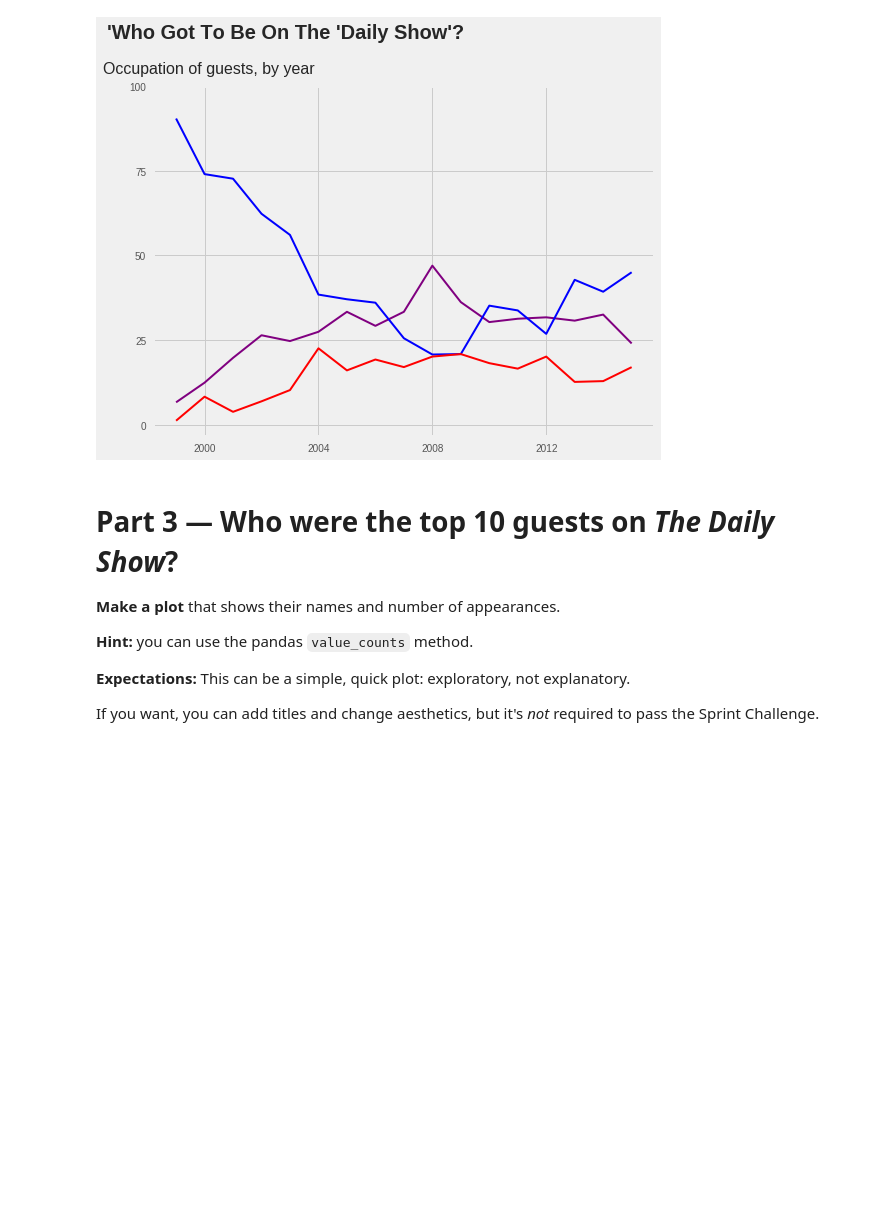
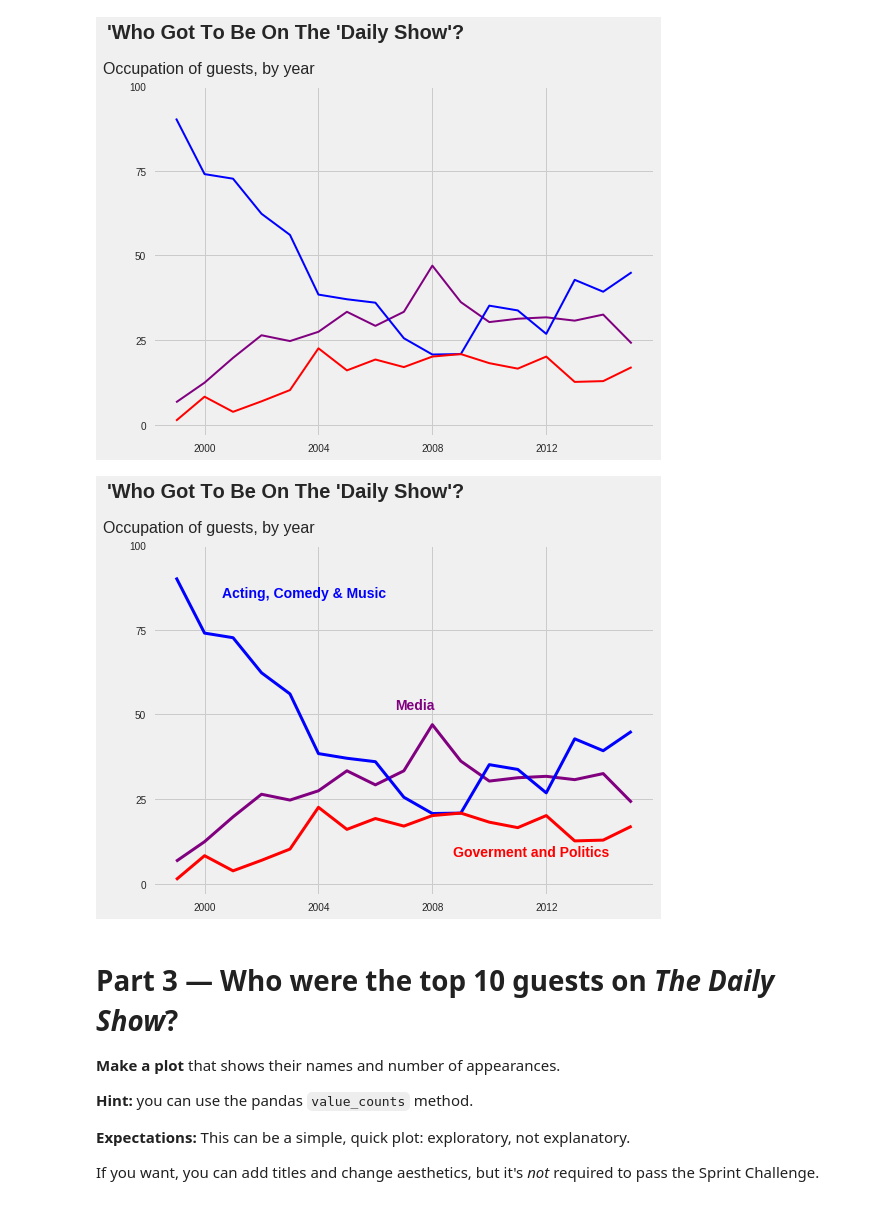
Before and after one commit to bloominstituteoftechnology/DS-Sprint-02-Storytelling-With-Data, a Jupyter notebook: DS_Unit_1_Sprint_Challenge_2.ipynb, the cells around one changed output. Cells and saved outputs as stored; diff of their text form; code cells hidden in the pictures; blank space fills up the shorter version.

Commit message:
Includes Legends for the plot lines (ticks not fixed yet)

```diff
--- a/DS_Unit_1_Sprint_Challenge_2.ipynb
+++ b/DS_Unit_1_Sprint_Challenge_2.ipynb
@@ -186,6 +186,34 @@ ax.set_title('Occupation of guests, by year',
             horizontalalignment='left', x=-.1, y=1.020, fontsize=16);
 # %% [output]
 [figure]
+# %%
+plt.style.use('fivethirtyeight');
+
+fig, ax = plt.subplots(figsize=(8,6))
+
+plt.plot(ct['Media']*100, linewidth=3, color='purple');
+fig.text(0.5, .50, "Media", size='medium', color='purple',
+        weight='semibold');
+
+plt.plot(ct['Acting, Comedy & Music']*100, linewidth=3, color='blue');
+fig.text(0.2,0.76, "Acting, Comedy & Music", size='medium', color='blue',
+        weight='semibold');
+
+plt.plot(ct['Government and Politics']*100, linewidth=3, color='red');
+fig.text(0.6,0.16, "Goverment and Politics", size='medium', color='red',
+        weight='semibold');
+
+ax.set(yticks=range(0, 101, 25),xticks = range (2000, 2015, 4) );
+#plt.xticks(['2000', '2004', '2008', '2012'],['2000','04','08','12']);
+
+
+fig.suptitle("'Who Got To Be On The 'Daily Show'?",
+            fontsize=20, weight='semibold', horizontalalignment='left',
+             x=0, y=1.025);
+ax.set_title('Occupation of guests, by year',
+            horizontalalignment='left', x=-.1, y=1.020, fontsize=16);
+# %% [output]
+[figure, added]
 # %% [markdown]
 # Part 3 — Who were the top 10 guests on _The Daily Show_?
 
```
Also changed, not shown: parts of 5 cells of this notebook.
